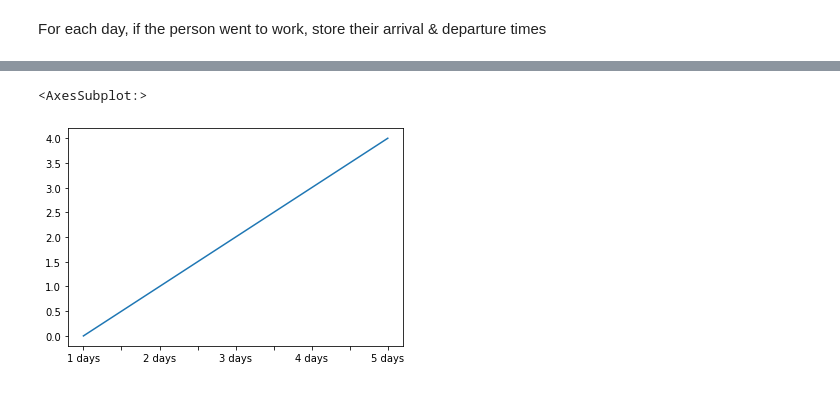
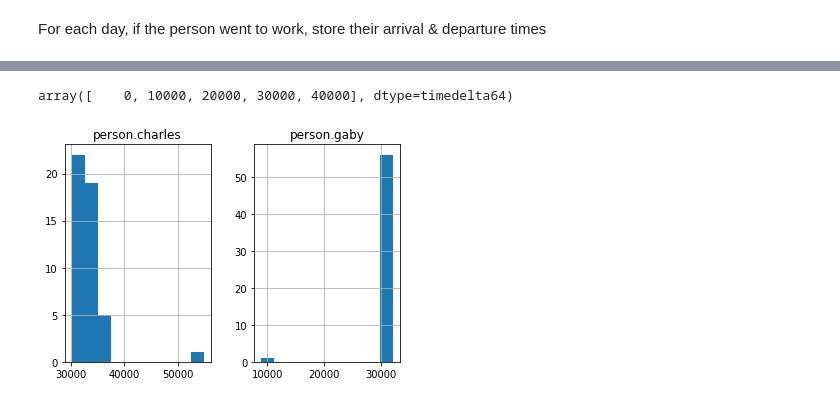
Before and after one commit to charlesbaynham/house-absolute-ha-setup, a Jupyter notebook: notebooks/plot_work_leavings.ipynb, the cells around one changed output, grey strips where cells are left out. Saved outputs shown, nothing was run; the diff lists cells and outputs as text; code cells hidden in the pictures.

```diff
--- a/notebooks/plot_work_leavings.ipynb
+++ b/notebooks/plot_work_leavings.ipynb
@@ -133,7 +99,0 @@ pd.DataFrame(arrival_times)
-# %%
-s = pd.Series(range(5),pd.timedelta_range('1day',periods=5))
-s.index = s.index.format()
-s.plot()
-# %% [output]
-<AxesSubplot:>
-[figure, removed]
@@ -139,0 +105,9 @@ s.plot()
+# %%
+import matplotlib.pyplot as plt
+
+(arrival_times/np.timedelta64(1, 's')).hist()
+times, _ = plt.xticks()
+times.astype(np.timedelta64)
+# %% [output]
+array([    0, 10000, 20000, 30000, 40000], dtype=timedelta64)
+[figure, added]
```
Also changed, not shown: parts of 4 cells of this notebook.
